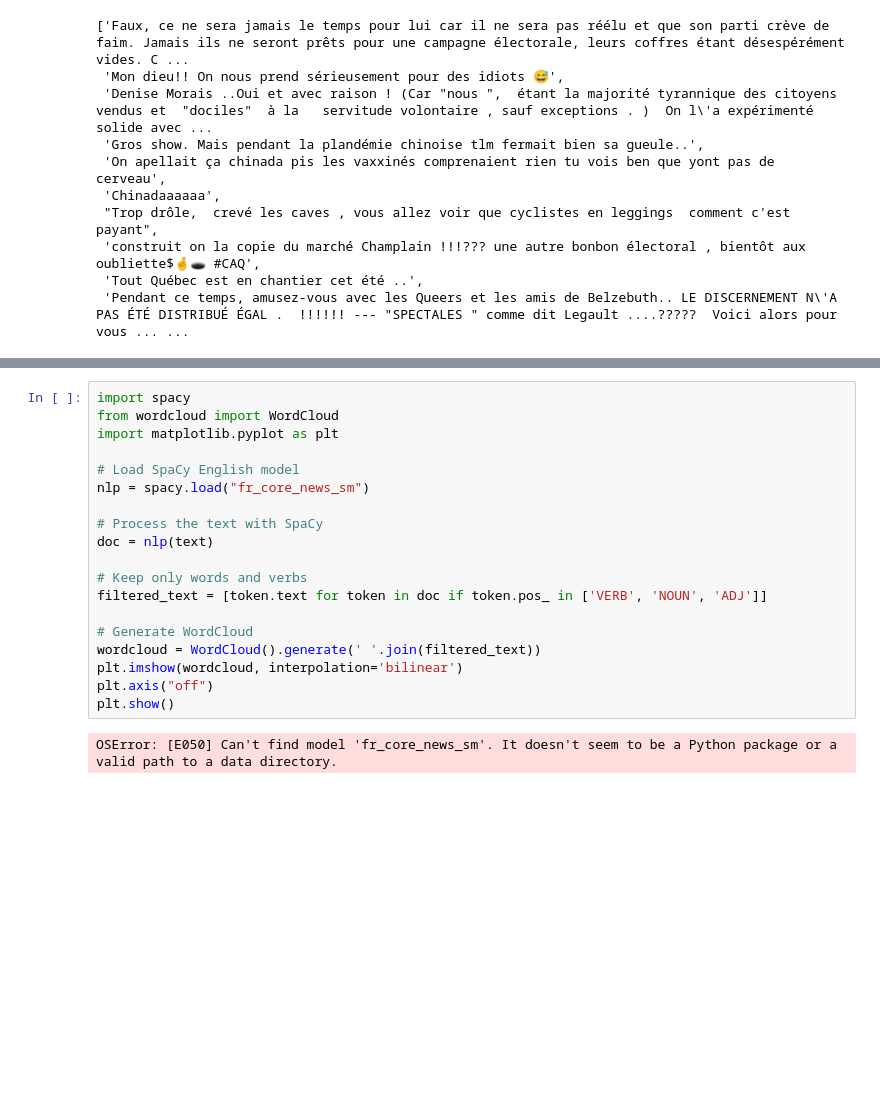
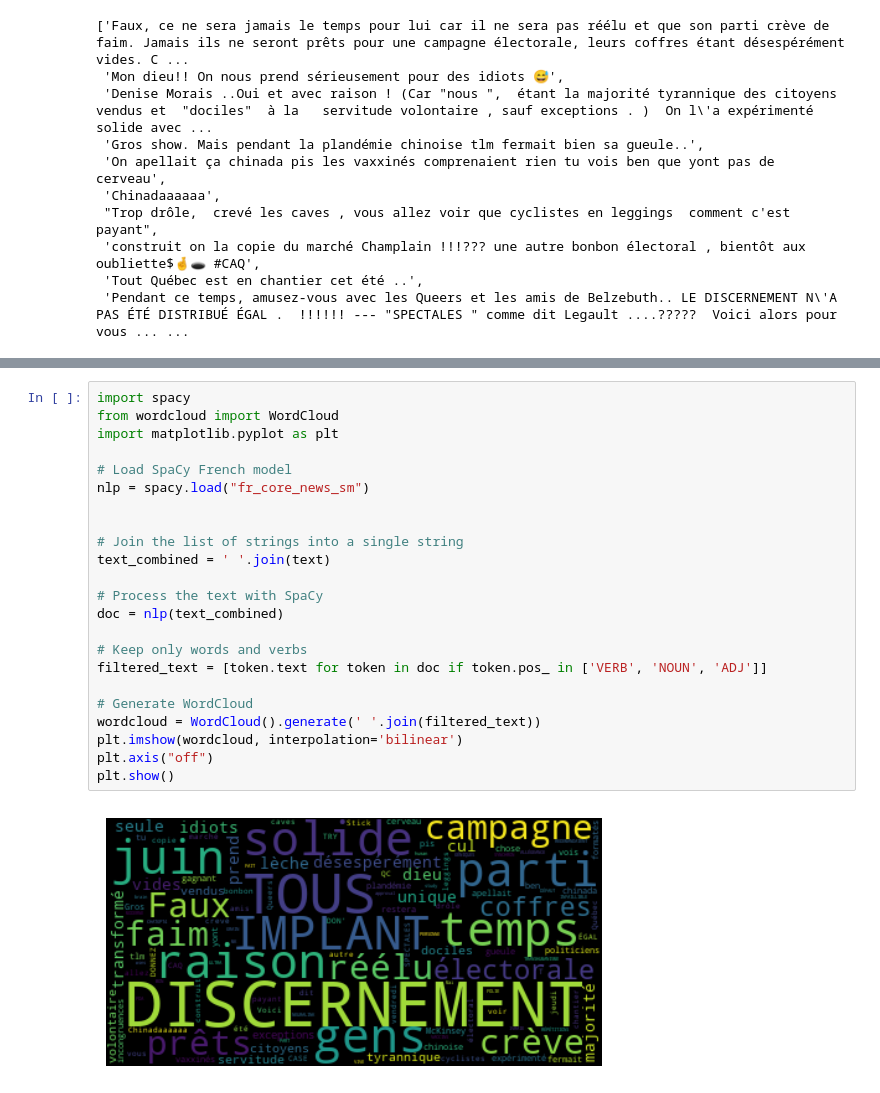
Before and after one commit to caseguin/GLO-7027, a Jupyter notebook: projet_eda.ipynb, the cells around one changed output, grey strips where cells are left out. Saved outputs shown, nothing was run; the diff lists cells and outputs as text; blank space fills up the shorter version.

```diff
--- a/projet_eda.ipynb
+++ b/projet_eda.ipynb
@@ -419,21 +421,25 @@ requests.exceptions.SSLError: HTTPSConnectionPool(host='raw.githubusercontent.co
 # %%
 import spacy
 from wordcloud import WordCloud
 import matplotlib.pyplot as plt
 
-# Load SpaCy English model
+# Load SpaCy French model
 nlp = spacy.load("fr_core_news_sm")
 
+
+# Join the list of strings into a single string
+text_combined = ' '.join(text)
+
 # Process the text with SpaCy
-doc = nlp(text)
+doc = nlp(text_combined)
 
 # Keep only words and verbs
 filtered_text = [token.text for token in doc if token.pos_ in ['VERB', 'NOUN', 'ADJ']]
 
 # Generate WordCloud
 wordcloud = WordCloud().generate(' '.join(filtered_text))
 plt.imshow(wordcloud, interpolation='bilinear')
 plt.axis("off")
 plt.show()
 # %% [output]
-OSError: [E050] Can't find model 'fr_core_news_sm'. It doesn't seem to be a Python package or a valid path to a data directory.
+[figure, added]
```
Also changed, not shown: parts of 4 cells of this notebook.
